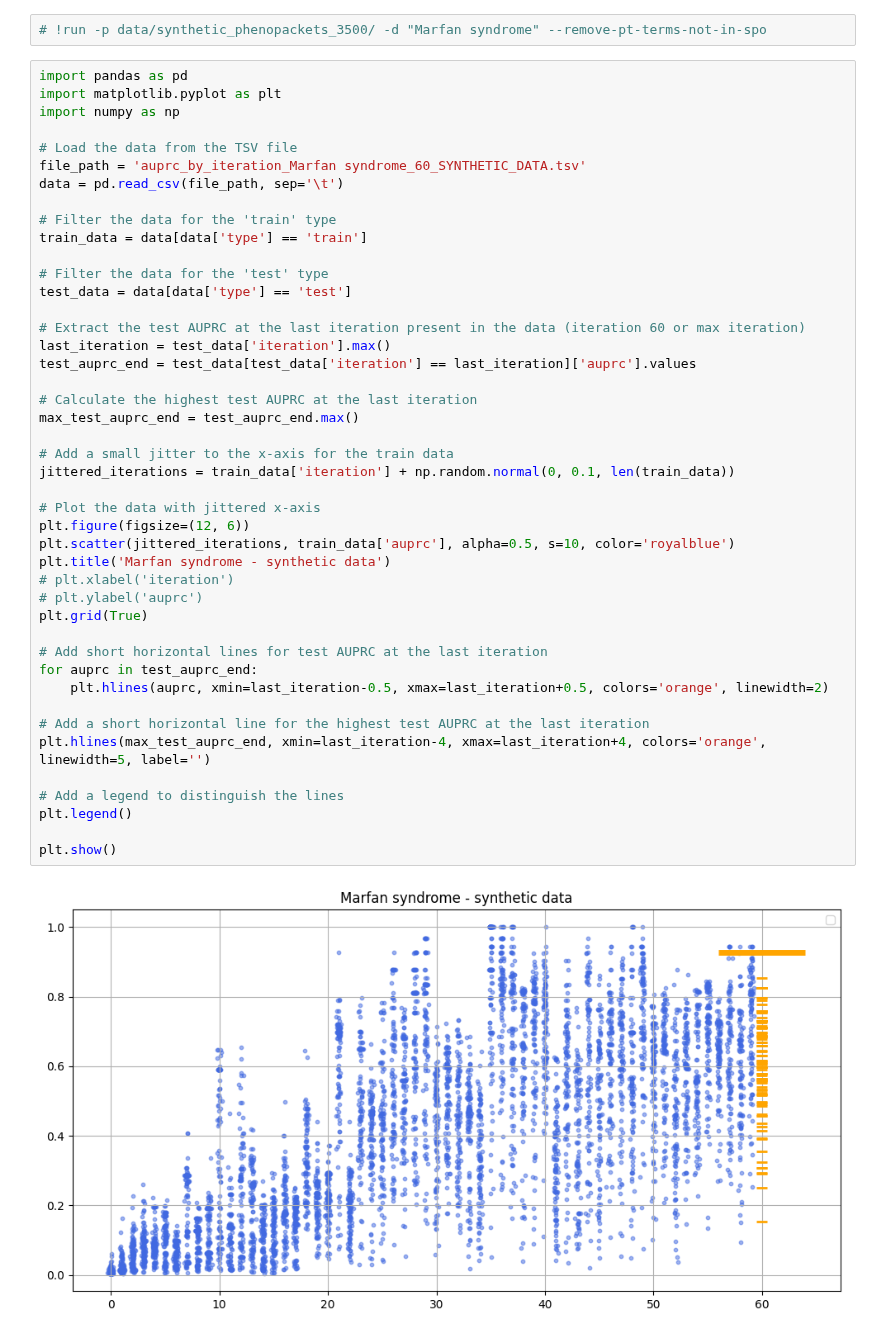
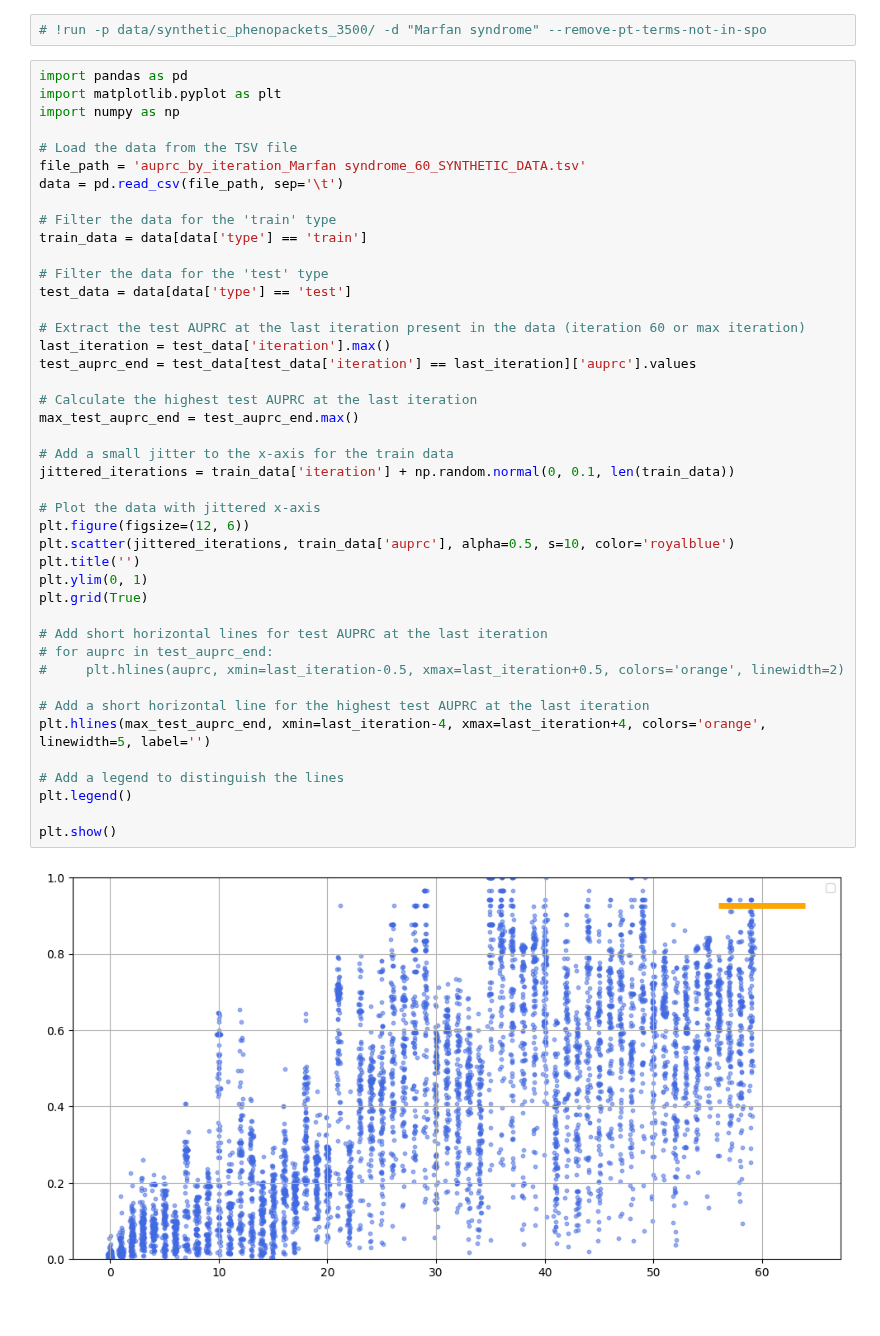
Before and after one commit to justaddcoffee/ga_pyphetools_cohorts, a Jupyter notebook: notebooks/ESHG_poster_plot_marfan_SYNTHETIC_DATA.ipynb, the cells around one changed output. Drawn from its saved outputs; the diff is of its cells as text.

```diff
--- a/notebooks/ESHG_poster_plot_marfan_SYNTHETIC_DATA.ipynb
+++ b/notebooks/ESHG_poster_plot_marfan_SYNTHETIC_DATA.ipynb
@@ -13,36 +13,35 @@ data = pd.read_csv(file_path, sep='\t')
 train_data = data[data['type'] == 'train']
 
 # Filter the data for the 'test' type
 test_data = data[data['type'] == 'test']
 
 # Extract the test AUPRC at the last iteration present in the data (iteration 60 or max iteration)
 last_iteration = test_data['iteration'].max()
 test_auprc_end = test_data[test_data['iteration'] == last_iteration]['auprc'].values
 
 # Calculate the highest test AUPRC at the last iteration
 max_test_auprc_end = test_auprc_end.max()
 
 # Add a small jitter to the x-axis for the train data
 jittered_iterations = train_data['iteration'] + np.random.normal(0, 0.1, len(train_data))
 
 # Plot the data with jittered x-axis
 plt.figure(figsize=(12, 6))
 plt.scatter(jittered_iterations, train_data['auprc'], alpha=0.5, s=10, color='royalblue')
-plt.title('Marfan syndrome - synthetic data')
-# plt.xlabel('iteration')
-# plt.ylabel('auprc')
+plt.title('')
+plt.ylim(0, 1)
 plt.grid(True)
 
 # Add short horizontal lines for test AUPRC at the last iteration
-for auprc in test_auprc_end:
-    plt.hlines(auprc, xmin=last_iteration-0.5, xmax=last_iteration+0.5, colors='orange', linewidth=2)
+# for auprc in test_auprc_end:
+#     plt.hlines(auprc, xmin=last_iteration-0.5, xmax=last_iteration+0.5, colors='orange', linewidth=2)
 
 # Add a short horizontal line for the highest test AUPRC at the last iteration
 plt.hlines(max_test_auprc_end, xmin=last_iteration-4, xmax=last_iteration+4, colors='orange', linewidth=5, label='')
 
 # Add a legend to distinguish the lines
 plt.legend()
 
 plt.show()
 # %% [output]
-[figure, old version]
+[figure, new version]
```
Also changed, not shown: 1 other file.
